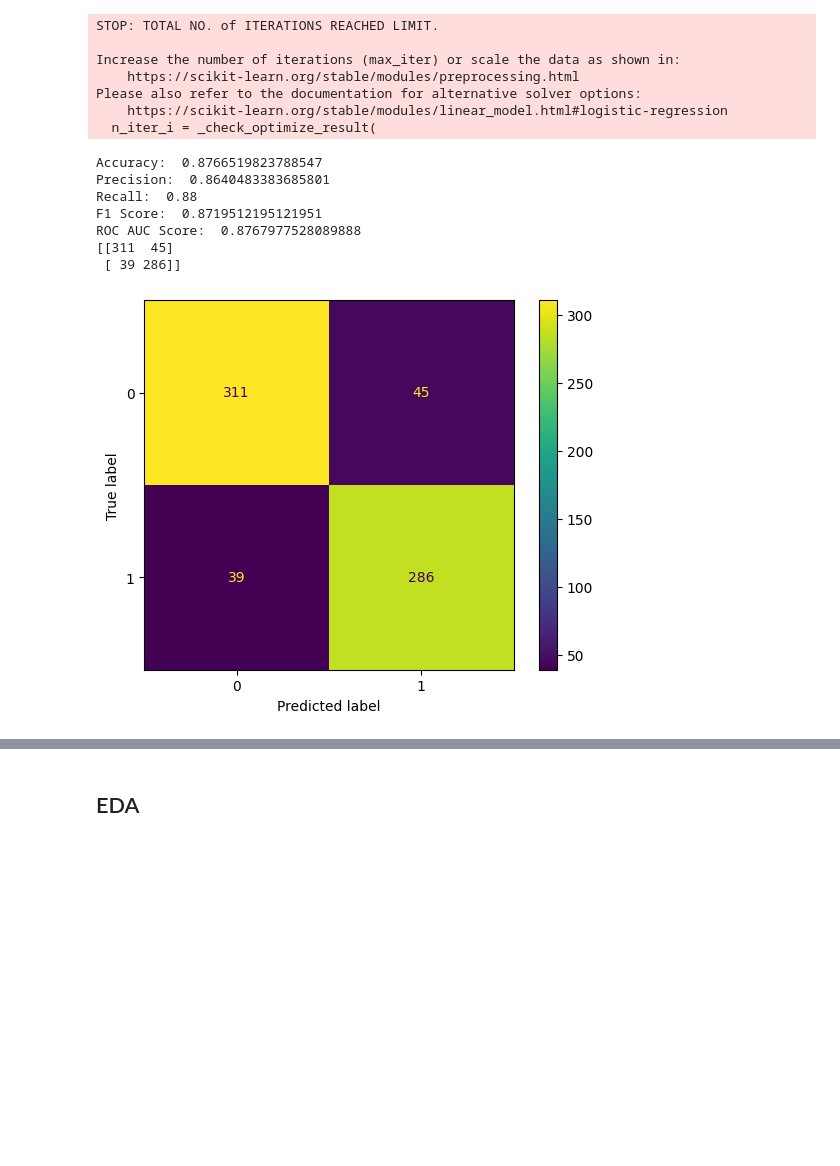
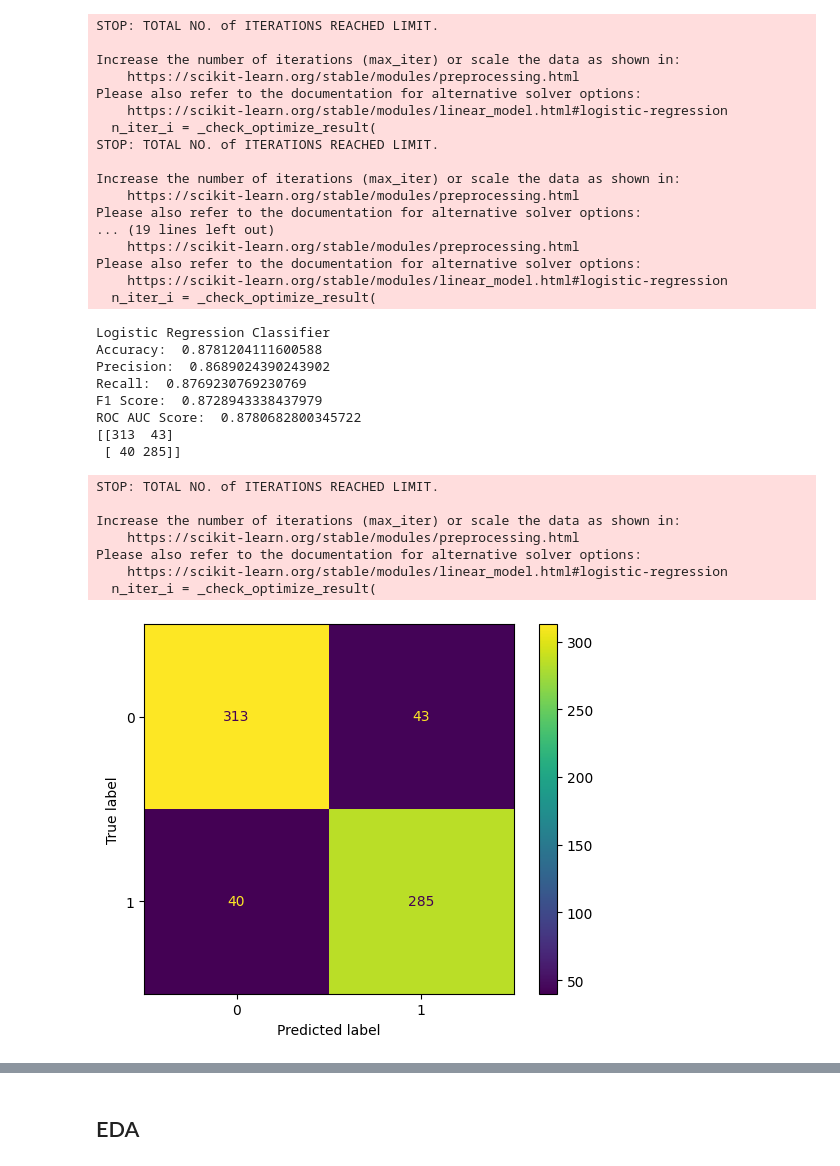
Before and after one commit to rcht/asthma-detection-ml, a Jupyter notebook: main.ipynb, the cells around one changed output, grey strips where cells are left out. Drawn from its saved outputs; the diff is of its cells as text; code cells hidden in the pictures; blank space fills up the shorter version.

Commit message:
extra models

```diff
--- a/main.ipynb
+++ b/main.ipynb
@@ -109,9 +124,14 @@ def scores(y_test, pred):
 from sklearn.model_selection import train_test_split
 from sklearn.ensemble import RandomForestClassifier
 X_train, X_test, y_train, y_test = train_test_split(X_res, y_res, test_size=0.15, random_state=42)
-clf=RandomForestClassifier(random_state=20)
-clf.fit(X_train,y_train)
-pred=clf.predict(X_test)
-# print(pred.shape)
-scores(y_test, pred)
+rf=RandomForestClassifier(random_state=20)
+pipeline = Pipeline([
+    ('smote', SMOTE(random_state=42)),
+    ('classifier', rf)
+])
+cv_results = cross_validate(pipeline, X_train, y_train, cv=skf, scoring=scoring)
+model = pipeline.fit(X_train, y_train)
+print("Random Forest Classifier")
+y_pred = model.predict(X_test)
+scores(y_test, y_pred)
 # %% [output]
@@ -125,8 +146,14 @@ ROC AUC Score:  0.9813396715643906
 [figure]
 # %%
 from sklearn.tree import DecisionTreeClassifier
-model=DecisionTreeClassifier(random_state=20)
-model.fit(X_train,y_train)
-pred=model.predict(X_test)
-scores(y_test, pred)
+dt=DecisionTreeClassifier(random_state=20)
+pipeline = Pipeline([
+    ('smote', SMOTE(random_state=42)),
+    ('classifier', dt)
+])
+cv_results = cross_validate(pipeline, X_train, y_train, cv=skf, scoring=scoring)
+print("Decision Tree Classifier")
+model = pipeline.fit(X_train, y_train)
+y_pred = model.predict(X_test)
+scores(y_test, y_pred)
 # %% [output]
@@ -140,25 +168,49 @@ ROC AUC Score:  0.9736473638720831
 [figure]
 # %%
 from sklearn.linear_model import LogisticRegression
-model = LogisticRegression()
-model.fit(X_train, y_train)
-pred = model.predict(X_test)
-scores(y_test, pred)
+lgr = LogisticRegression()
+pipeline = Pipeline([
+    ('smote', SMOTE(random_state=42)),
+    ('classifier', lgr)
+])
+cv_results = cross_validate(pipeline, X_train, y_train, cv=skf, scoring=scoring)
+print("Logistic Regression Classifier")
+model = pipeline.fit(X_train, y_train)
+y_pred = model.predict(X_test)
+scores(y_test, y_pred)
 # %% [output]
 STOP: TOTAL NO. of ITERATIONS REACHED LIMIT.
 
 Increase the number of iterations (max_iter) or scale the data as shown in:
     https://scikit-learn.org/stable/modules/preprocessing.html
 Please also refer to the documentation for alternative solver options:
     https://scikit-learn.org/stable/modules/linear_model.html#logistic-regression
   n_iter_i = _check_optimize_result(
+STOP: TOTAL NO. of ITERATIONS REACHED LIMIT.
+
+Increase the number of iterations (max_iter) or scale the data as shown in:
+    https://scikit-learn.org/stable/modules/preprocessing.html
+Please also refer to the documentation for alternative solver options:
+... (19 lines left out)
+    https://scikit-learn.org/stable/modules/preprocessing.html
+Please also refer to the documentation for alternative solver options:
+    https://scikit-learn.org/stable/modules/linear_model.html#logistic-regression
+  n_iter_i = _check_optimize_result(
-Accuracy:  0.8766519823788547
-Precision:  0.8640483383685801
-Recall:  0.88
-F1 Score:  0.8719512195121951
-ROC AUC Score:  0.8767977528089888
-[[311  45]
- [ 39 286]]
+Logistic Regression Classifier
+Accuracy:  0.8781204111600588
+Precision:  0.8689024390243902
+Recall:  0.8769230769230769
+F1 Score:  0.8728943338437979
+ROC AUC Score:  0.8780682800345722
+[[313  43]
+ [ 40 285]]
+STOP: TOTAL NO. of ITERATIONS REACHED LIMIT.
+
+Increase the number of iterations (max_iter) or scale the data as shown in:
+    https://scikit-learn.org/stable/modules/preprocessing.html
+Please also refer to the documentation for alternative solver options:
+    https://scikit-learn.org/stable/modules/linear_model.html#logistic-regression
+  n_iter_i = _check_optimize_result(
-[figure, old version]
+[figure, new version]
 # %%
 from sklearn.svm import SVC
```
Also changed, not shown: parts of 9 cells of this notebook.
